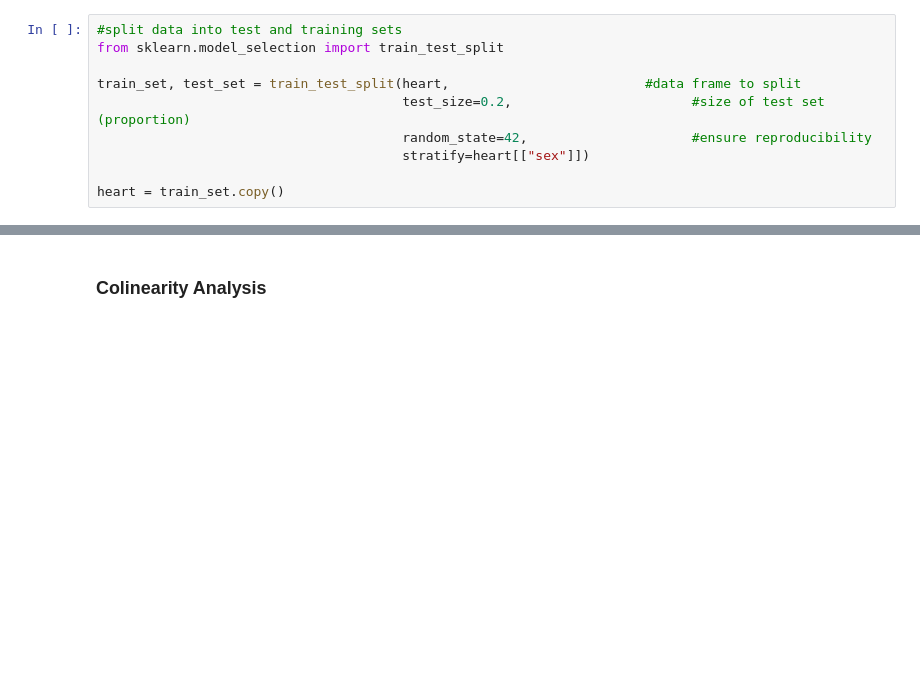
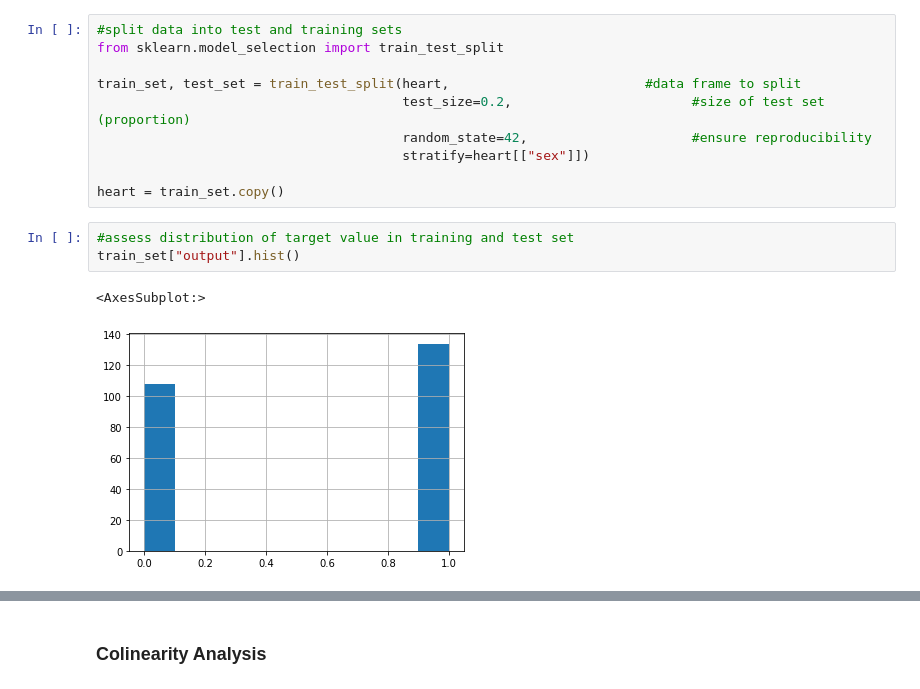
Before and after one commit to zachcarlson/HeartAttackPredictor, a Jupyter notebook: HeartAttackPredictor.ipynb, the cells around one changed output, grey strips where cells are left out. Saved outputs shown, nothing was run; the diff lists cells and outputs as text; blank space fills up the shorter version.

Commit message:
Added group member information, added histogram of train_set and test_set
-added group member names and emails

```diff
--- a/HeartAttackPredictor.ipynb
+++ b/HeartAttackPredictor.ipynb
@@ -142,3 +150,9 @@ train_set, test_set = train_test_split(heart,                         #data fram
                                        stratify=heart[["sex"]])
 
 heart = train_set.copy()
+# %%
+#assess distribution of target value in training and test set
+train_set["output"].hist()
+# %% [output]
+<AxesSubplot:>
+[figure, added]
```
Also changed, not shown: parts of 11 cells of this notebook.
